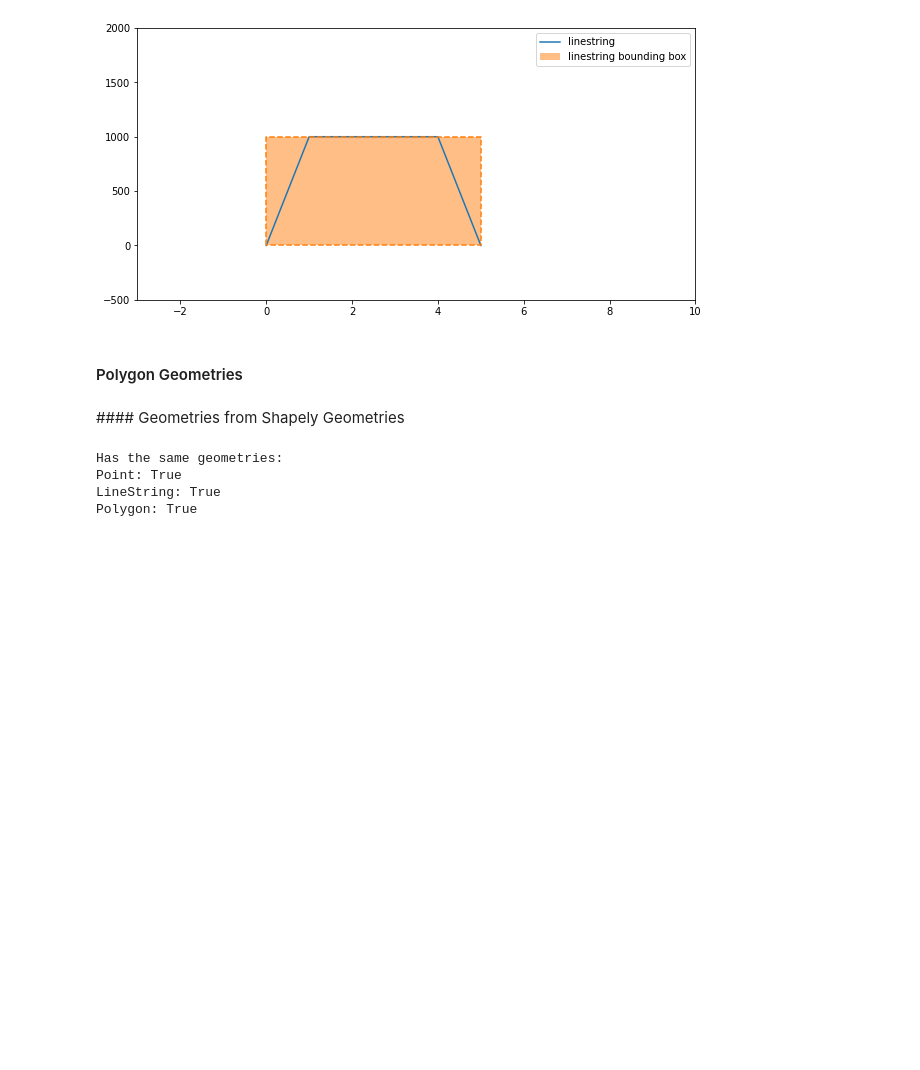
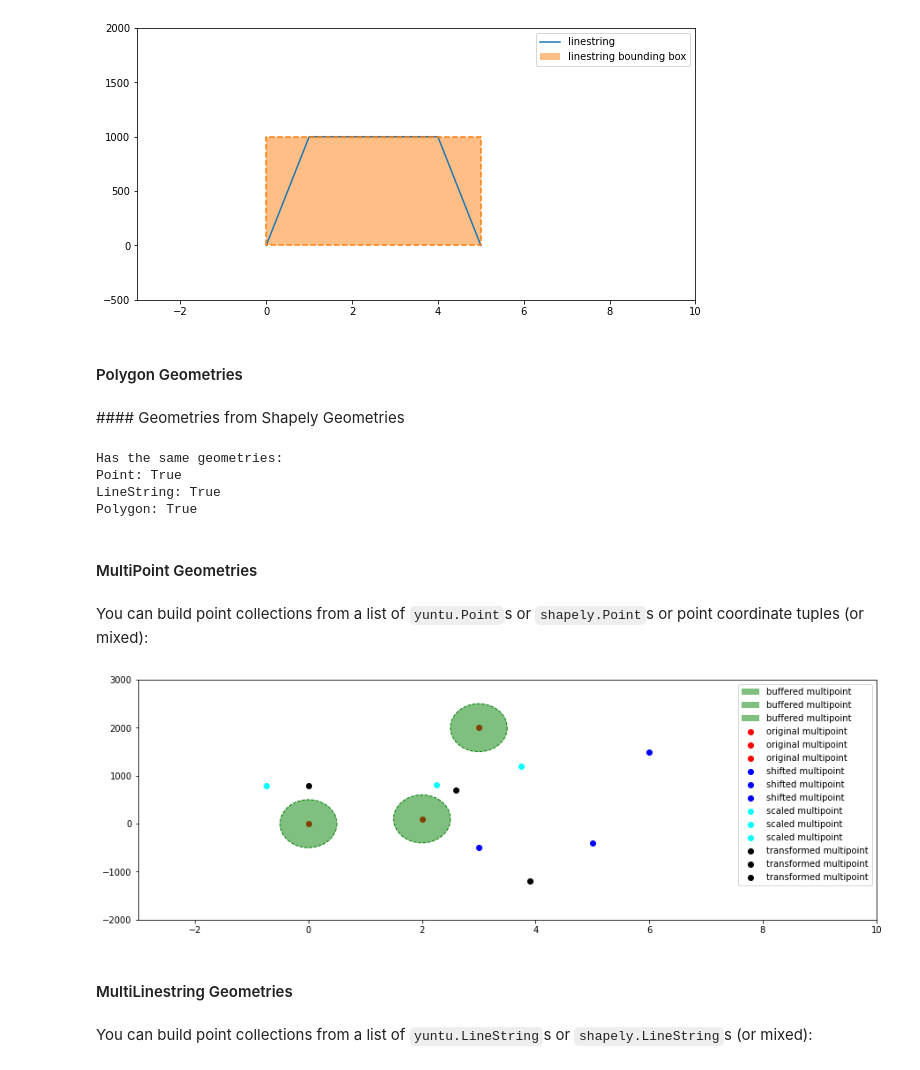
Before and after one commit to CONABIO/yuntu, a Jupyter notebook: tutorials/Geometry.ipynb, the cells around one changed output. Cells and saved outputs as stored; diff of their text form; code cells hidden in the pictures; blank space fills up the shorter version.

```diff
--- a/tutorials/Geometry.ipynb
+++ b/tutorials/Geometry.ipynb
@@ -495,3 +495,53 @@ Has the same geometries:
 Point: True
 LineString: True
 Polygon: True
+# %% [markdown]
+#### MultiPoint Geometries
+# %% [markdown]
+You can build point collections from a list of `yuntu.Point`s or `shapely.Point`s or point coordinate tuples (or mixed):
+# %%
+point1 = geom.Point(time=0, freq=0)
+point2 = geom.Point(time=2, freq=100)
+point3 = geom.Point(time=3, freq=2000)
+
+points = geom.MultiPoint(points=[point1, point2, point3])
+# %%
+# Plot multipoint
+ax = points.plot(figsize=(15, 5), color='red', label='original multipoint')
+
+# Buffer multipoint
+buffer = points.buffer(time=0.5, freq=500)
+buffer = points.buffer(buffer=[0.5, 500]) # buffer argument can be a pair of numbers (time, freq)
+
+# Plot buffer
+buffer.plot(ax=ax, color='green', label='buffered multipoint')
+
+# Shift multipoint
+shift = points.shift(time=3, freq=-500)
+shift = points.shift(shift=[3, -500]) # shift argument can be a pair of numbers (time, freq)
+
+# Plot shift
+shift.plot(ax=ax, color='blue', label='shifted multipoint')
+
+# Scale multipoint
+scale = points.scale(time=1.5, freq=0.2)
+scale = points.scale(scale=[1.5, 0.2]) # scale argument can be a pair of numbers (time, freq)
+
+# Plot scale
+scale.plot(ax=ax, color='cyan', label='scaled multipoint')
+
+# Transform multipoint
+transform = points.transform(lambda x, y: (1.3 * x, 800 - y))
+
+# Plot transform
+transform.plot(ax=ax, color='black', label='transformed multipoint')
+
+ax.set_xlim(-3, 10);
+ax.set_ylim(-2000, 3000);
+ax.legend();
+# %% [output]
+[figure, added]
+# %% [markdown]
+#### MultiLinestring Geometries
+# %% [markdown]
+You can build point collections from a list of `yuntu.LineString`s or `shapely.LineString`s (or mixed):
```
Also changed, not shown: parts of 11 cells of this notebook, 15 other files.
